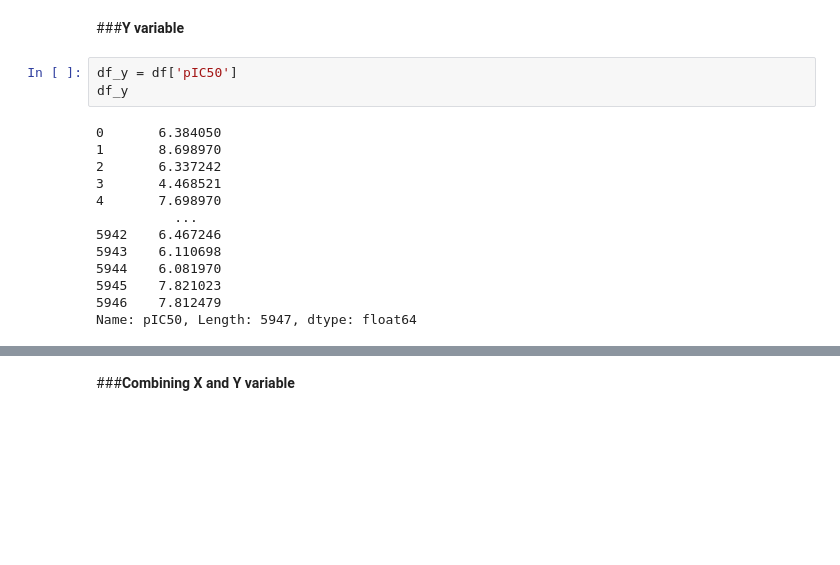
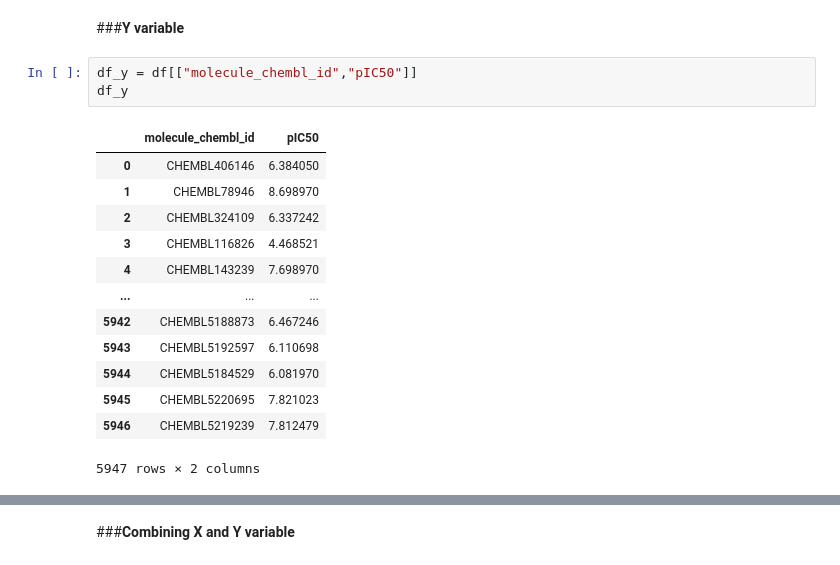
Before and after one commit to Promilasharan/Predicting-Binding-Affinity-of-Drug-Compounds-for-BACE1, a Jupyter notebook: BACE_descriptor_dataset_preparation.ipynb, the cells around one changed output, grey strips where cells are left out. Drawn from its saved outputs; the diff is of its cells as text; blank space fills up the shorter version.

```diff
--- a/BACE_descriptor_dataset_preparation.ipynb
+++ b/BACE_descriptor_dataset_preparation.ipynb
@@ -206,18 +179,19 @@ df_X.head()
 # %% [markdown]
 ###**Y variable**
 # %%
-df_y = df['pIC50']
+df_y = df[["molecule_chembl_id","pIC50"]]
 df_y
 # %% [output]
+|  | molecule_chembl_id | pIC50 |
+| 0 | CHEMBL406146 | 6.384050 |
+| 1 | CHEMBL78946 | 8.698970 |
+| 2 | CHEMBL324109 | 6.337242 |
+| 3 | CHEMBL116826 | 4.468521 |
+| 4 | CHEMBL143239 | 7.698970 |
+| ... | ... | ... |
+| 5942 | CHEMBL5188873 | 6.467246 |
+| 5943 | CHEMBL5192597 | 6.110698 |
+| 5944 | CHEMBL5184529 | 6.081970 |
+| 5945 | CHEMBL5220695 | 7.821023 |
+| 5946 | CHEMBL5219239 | 7.812479 |
-0       6.384050
-1       8.698970
-2       6.337242
-3       4.468521
-4       7.698970
-          ...
-5942    6.467246
-5943    6.110698
-5944    6.081970
-5945    7.821023
-5946    7.812479
-Name: pIC50, Length: 5947, dtype: float64
+5947 rows × 2 columns
```
Also changed, not shown: parts of 12 cells of this notebook.
